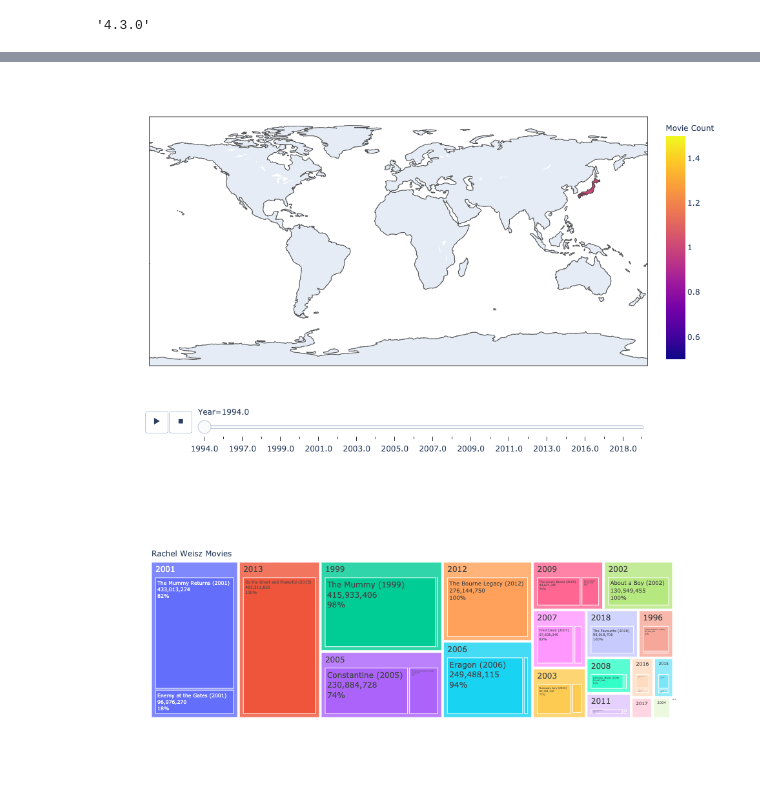
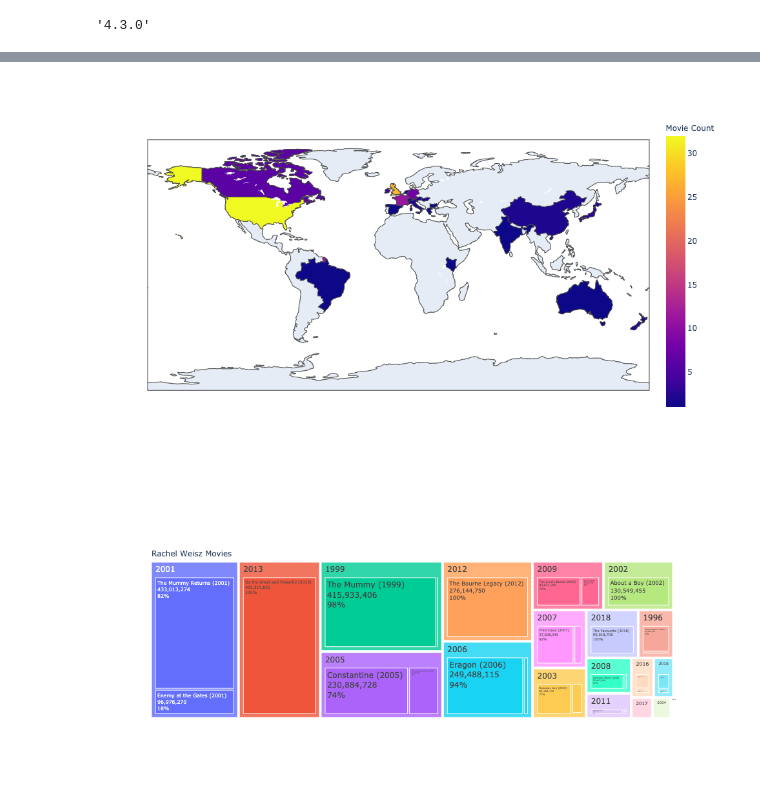
Before and after one commit to ck-duong/dsc106, a Jupyter notebook: hw4/working.ipynb, the cells around one changed output, grey strips where cells are left out. Drawn from its saved outputs; the diff is of its cells as text; code cells hidden in the pictures.

```diff
--- a/hw4/working.ipynb
+++ b/hw4/working.ipynb
@@ -41,8 +34,13 @@ country_df = country_df.loc[country_df['Movie Count'] > 0].sort_values('Year').r
+# %%
+countries = rachel_df['countries']
+countries = countries.str.strip('[]').str.split(',\s+').apply(lambda x: pd.Series(x).value_counts()).sum()
+countries = countries.reset_index()
+countries['index'] = countries['index'].str.replace("'", "")
+countries = countries.rename({'index': 'Country', 0: 'Movie Count'}, axis = 1)
 # %%
-px.choropleth(country_df, locations =  'Country', locationmode = 'country names', color = 'Movie Count',
-             animation_frame="Year")
+px.choropleth(countries, locations =  'Country', locationmode = 'country names', color = 'Movie Count')
 # %% [output]
-[figure, old version]
+[figure, new version]
 # %%
 dropped = rachel_df.dropna(subset = ['domestic', 'international'])\
 [['original title', 'year', 'domestic', 'international', 'total']]
```
Also changed, not shown: parts of 2 cells of this notebook, 2 other files.
